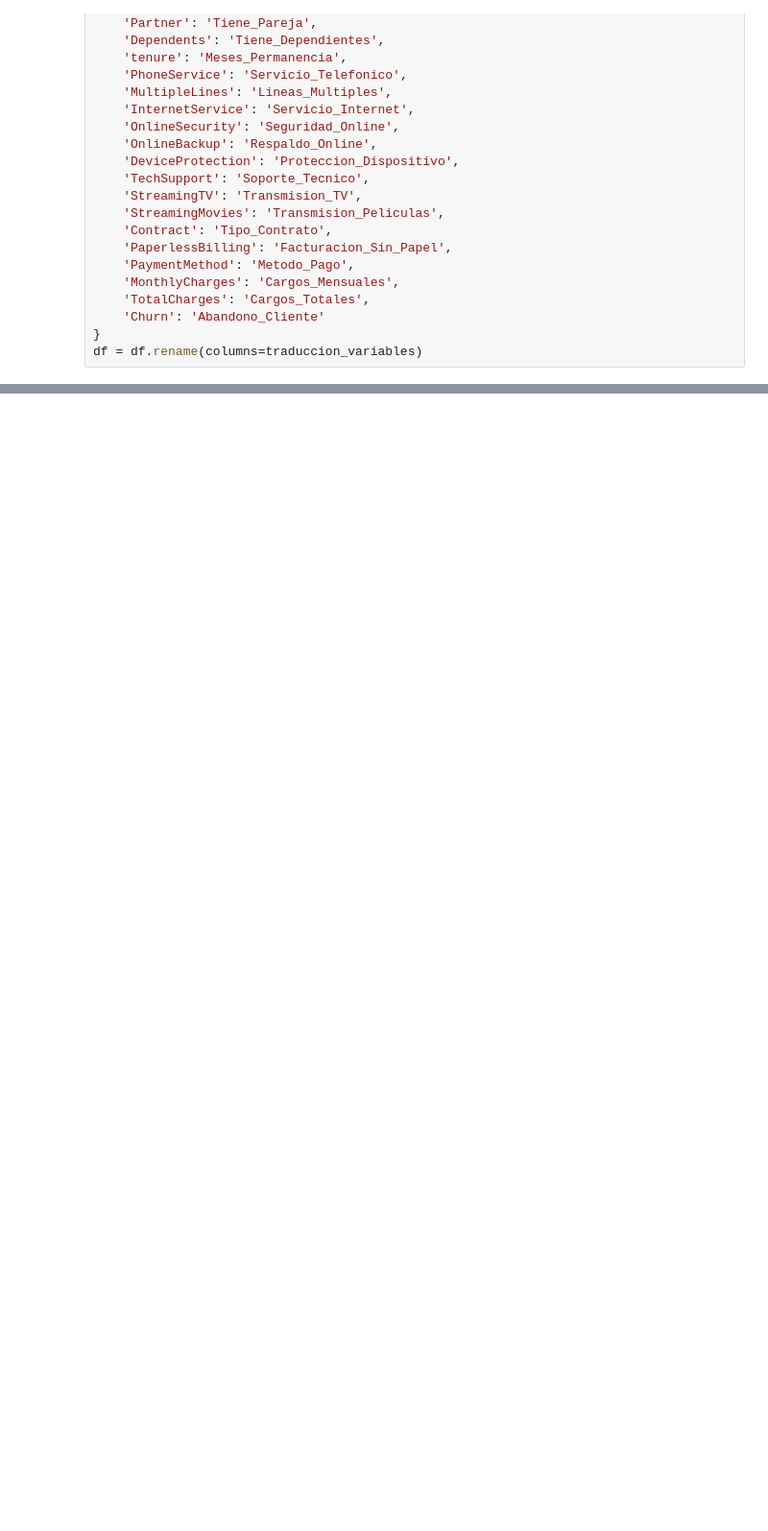
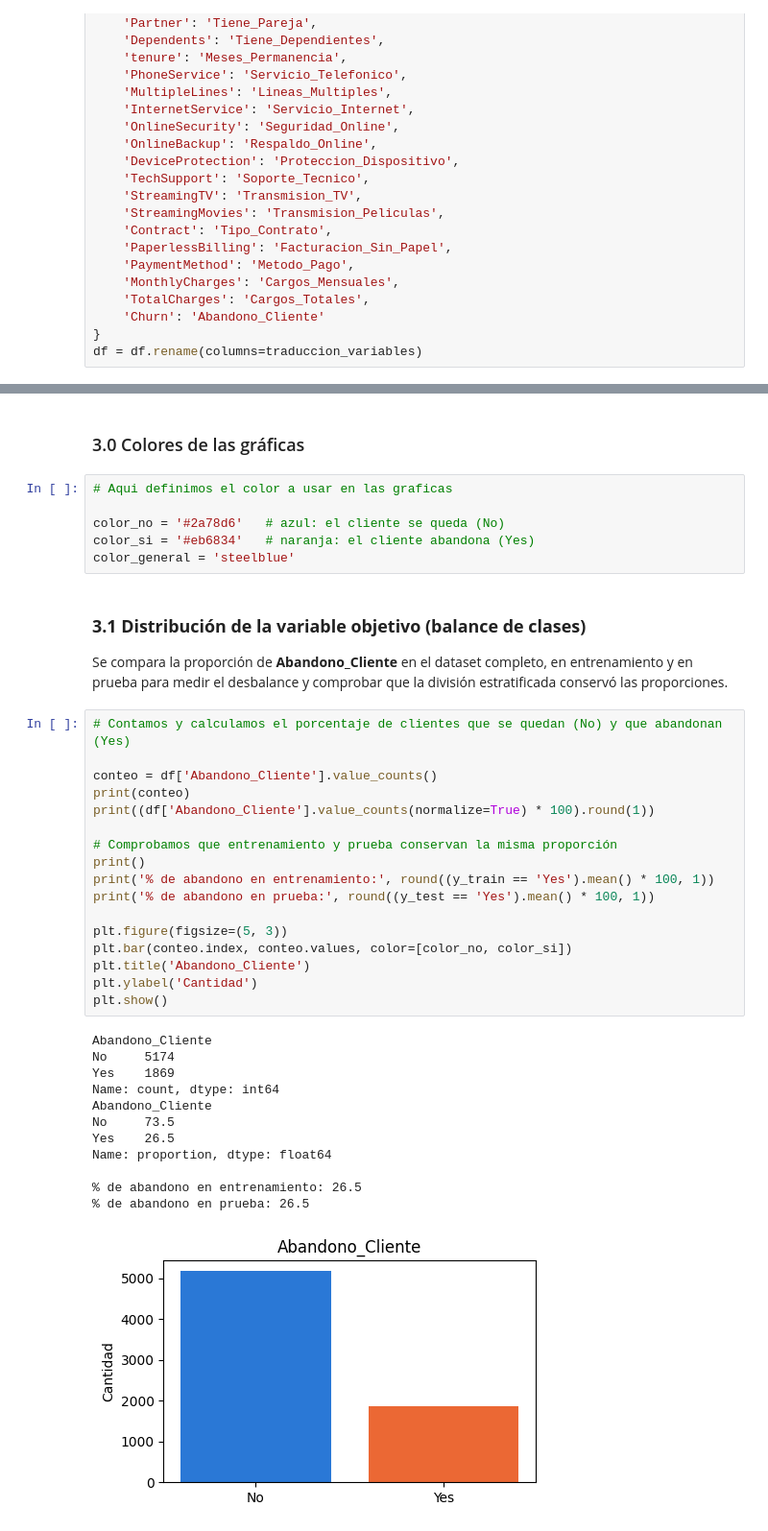
Before and after one commit to hombremono873/Cuadernos_colab, a Jupyter notebook: abandon_clientes.ipynb, the cells around one changed output, grey strips where cells are left out. Shown at 96% size. Drawn from its saved outputs; the diff is of its cells as text; blank space fills up the shorter version.

```diff
--- a/abandon_clientes.ipynb
+++ b/abandon_clientes.ipynb
@@ -379,0 +329,42 @@ display(tabla_comparativa.style.background_gradient(cmap='viridis', axis=0).form
+# %% [markdown]
+### 3.0 Colores de las gráficas
+# %%
+# Aqui definimos el color a usar en las graficas
+
+color_no = '#2a78d6'   # azul: el cliente se queda (No)
+color_si = '#eb6834'   # naranja: el cliente abandona (Yes)
+color_general = 'steelblue'
+# %% [markdown]
+### **3.1 Distribución de la variable objetivo (balance de clases)**
+
+Se compara la proporción de **Abandono_Cliente** en el dataset completo, en entrenamiento y en prueba para medir el desbalance y comprobar que la división estratificada conservó las proporciones.
+# %%
+# Contamos y calculamos el porcentaje de clientes que se quedan (No) y que abandonan (Yes)
+
+conteo = df['Abandono_Cliente'].value_counts()
+print(conteo)
+print((df['Abandono_Cliente'].value_counts(normalize=True) * 100).round(1))
+
+# Comprobamos que entrenamiento y prueba conservan la misma proporción
+print()
+print('% de abandono en entrenamiento:', round((y_train == 'Yes').mean() * 100, 1))
+print('% de abandono en prueba:', round((y_test == 'Yes').mean() * 100, 1))
+
+plt.figure(figsize=(5, 3))
+plt.bar(conteo.index, conteo.values, color=[color_no, color_si])
+plt.title('Abandono_Cliente')
+plt.ylabel('Cantidad')
+plt.show()
+# %% [output]
+Abandono_Cliente
+No     5174
+Yes    1869
+Name: count, dtype: int64
+Abandono_Cliente
+No     73.5
+Yes    26.5
+Name: proportion, dtype: float64
+
+% de abandono en entrenamiento: 26.5
+% de abandono en prueba: 26.5
+[figure, added]
```
Also changed, not shown: parts of 80 cells of this notebook.
